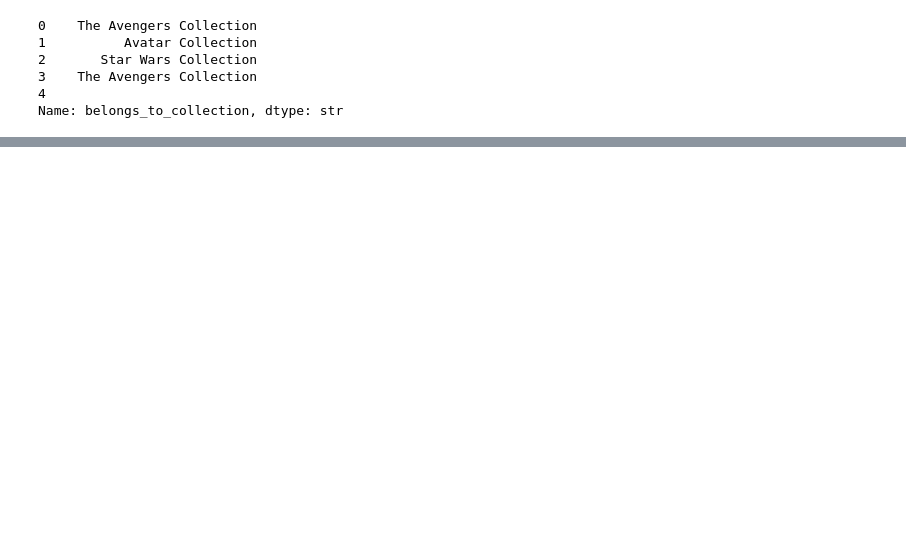
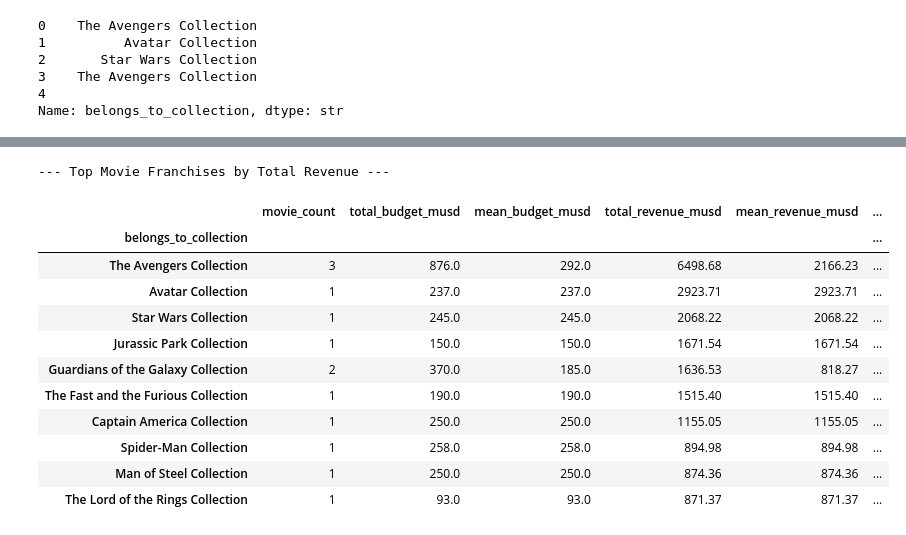
Before and after one commit to Dushimimanaprince/TMDB-Movie-Data-Analysis, a Jupyter notebook: tmdb_analysis.ipynb, the cells around one changed output, grey strips where cells are left out. Saved outputs shown, nothing was run; the diff lists cells and outputs as text; code cells hidden in the pictures; blank space fills up the shorter version.

Commit message:
feat: complete Phase 3 KPI analysis, franchise comparisons, and director rankings

```diff
--- a/tmdb_analysis.ipynb
+++ b/tmdb_analysis.ipynb
@@ -156,0 +283,21 @@ df.head(2)
+# %%
+df['franchise_status']= np.where(df["belongs_to_collection"] == '', 'Standlone', 'Franchise')
+
+franchise_comparison= df.groupby('franchise_status').agg({
+    'revenue_musd': 'mean',
+    'roi': 'median',
+    'budget_musd':'mean',
+    'popularity':'mean',
+    'vote_average': 'mean'
+}).round(2)
+
+franchise_comparison.rename(columns={
+    'revenue_musd': 'Mean Revenue (M)',
+    'roi': 'Median ROI',
+    'budget_musd': 'Mean Budget (M)',
+    'popularity': 'Mean Popularity',
+    'vote_average': 'Mean Rating'
+}, inplace=True)
+
+print("--- Franchise vs. Standalone Performance ---")
+display(franchise_comparison)
@@ -156,0 +310,36 @@ df.head(2)
+# %%
+
+franchises_only = df[
+    (df['belongs_to_collection'] != '') &
+    (df['belongs_to_collection'].notna())
+].copy()
+
+
+franchise_summary = franchises_only.groupby('belongs_to_collection').agg(
+    movie_count=('title', 'count'),
+    total_budget_musd=('budget_musd', 'sum'),
+    mean_budget_musd=('budget_musd', 'mean'),
+    total_revenue_musd=('revenue_musd', 'sum'),
+    mean_revenue_musd=('revenue_musd', 'mean'),
+    mean_rating=('vote_average', 'mean')
+).round(2)
+
+
+top_franchises = franchise_summary.sort_values(by='total_revenue_musd', ascending=False)
+
+print("--- Top Movie Franchises by Total Revenue ---")
+display(top_franchises.head(10))
+# %% [output]
+--- Top Movie Franchises by Total Revenue ---
+|  | movie_count | total_budget_musd | mean_budget_musd | total_revenue_musd | mean_revenue_musd | ... |
+| belongs_to_collection |  |  |  |  |  | ... |
+| The Avengers Collection | 3 | 876.0 | 292.0 | 6498.68 | 2166.23 | ... |
+| Avatar Collection | 1 | 237.0 | 237.0 | 2923.71 | 2923.71 | ... |
+| Star Wars Collection | 1 | 245.0 | 245.0 | 2068.22 | 2068.22 | ... |
+| Jurassic Park Collection | 1 | 150.0 | 150.0 | 1671.54 | 1671.54 | ... |
+| Guardians of the Galaxy Collection | 2 | 370.0 | 185.0 | 1636.53 | 818.27 | ... |
+| The Fast and the Furious Collection | 1 | 190.0 | 190.0 | 1515.40 | 1515.40 | ... |
+| Captain America Collection | 1 | 250.0 | 250.0 | 1155.05 | 1155.05 | ... |
+| Spider-Man Collection | 1 | 258.0 | 258.0 | 894.98 | 894.98 | ... |
+| Man of Steel Collection | 1 | 250.0 | 250.0 | 874.36 | 874.36 | ... |
+| The Lord of the Rings Collection | 1 | 93.0 | 93.0 | 871.37 | 871.37 | ... |
```
Also changed, not shown: parts of 10 cells of this notebook.
